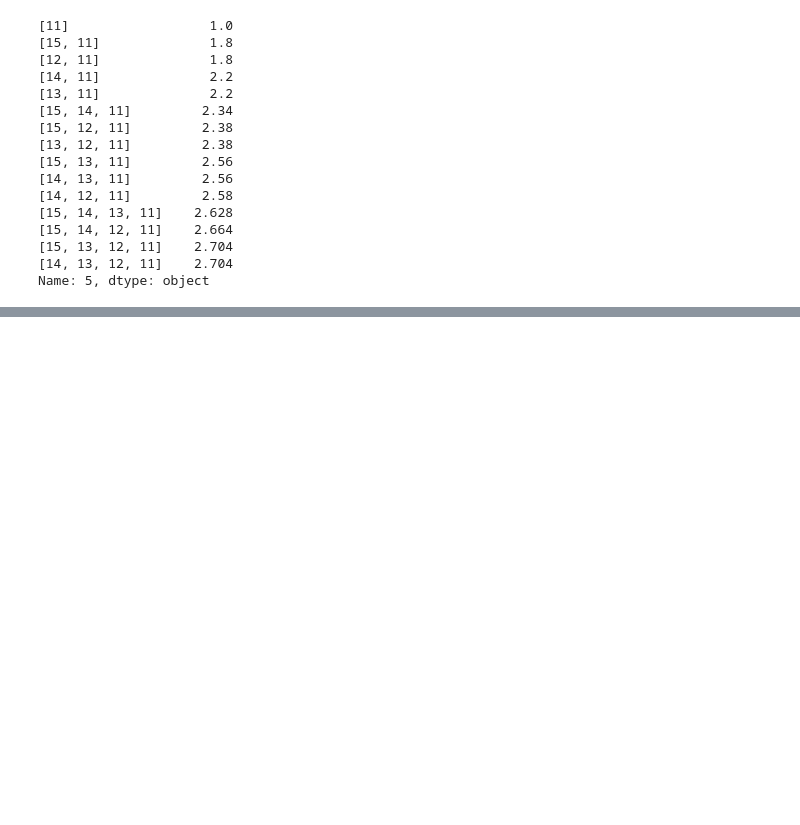
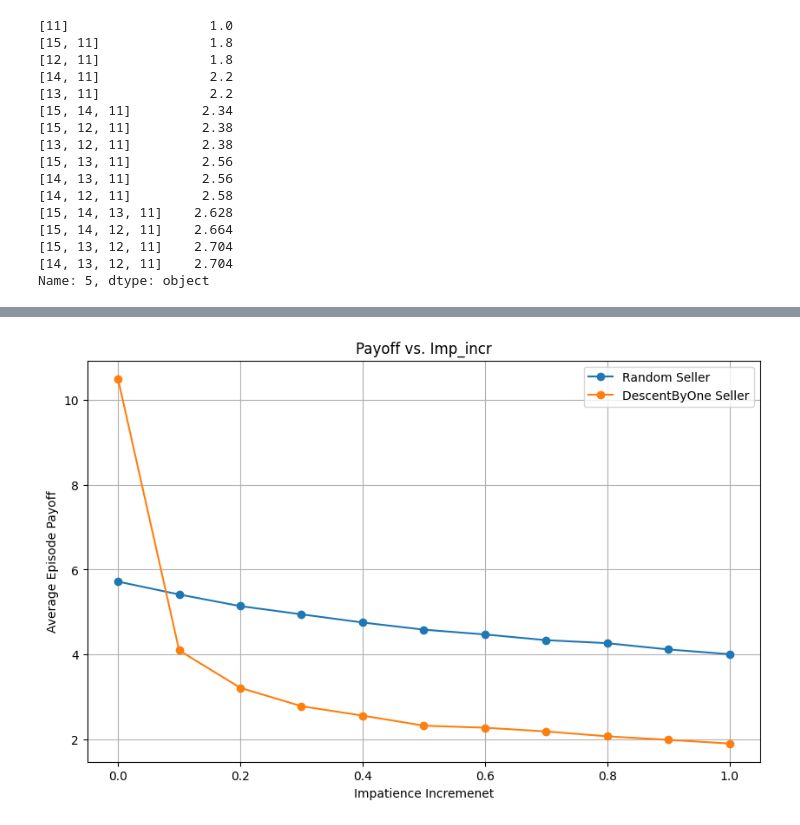
Before and after one commit to Lenguist/insight-game-ai, a Jupyter notebook: simple_sim_united.ipynb, the cells around one changed output, grey strips where cells are left out. Drawn from its saved outputs; the diff is of its cells as text; code cells hidden in the pictures; blank space fills up the shorter version.

```diff
--- a/simple_sim_united.ipynb
+++ b/simple_sim_united.ipynb
@@ -261,0 +502,16 @@ Name: 5, dtype: object
+# %%
+import matplotlib.pyplot as plt
+
+plt.figure(figsize=(10, 6))
+plt.plot(imp_list, random_sim_results, marker='o', label='Random Seller')
+plt.plot(imp_list, byone_sim_results, marker='o', label='DescentByOne Seller')
+plt.title('Payoff vs. Imp_incr')
+plt.xlabel('Impatience Incremenet')
+plt.ylabel('Average Episode Payoff')
+plt.grid()
+
+plt.legend()  # This will create a legend using the labels specified in the plot functions
+
+plt.show()
+# %% [output]
+[figure, added]
```
Also changed, not shown: parts of 37 cells of this notebook.
